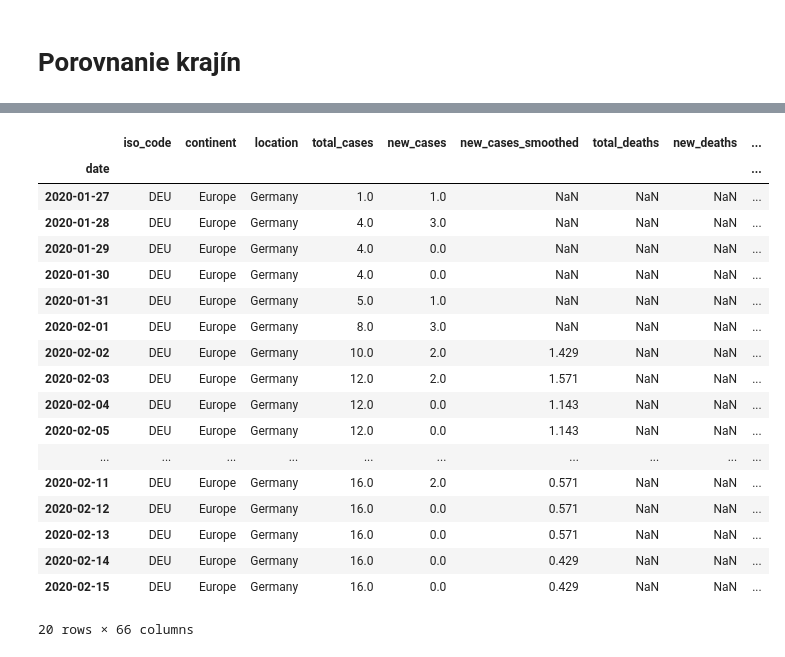
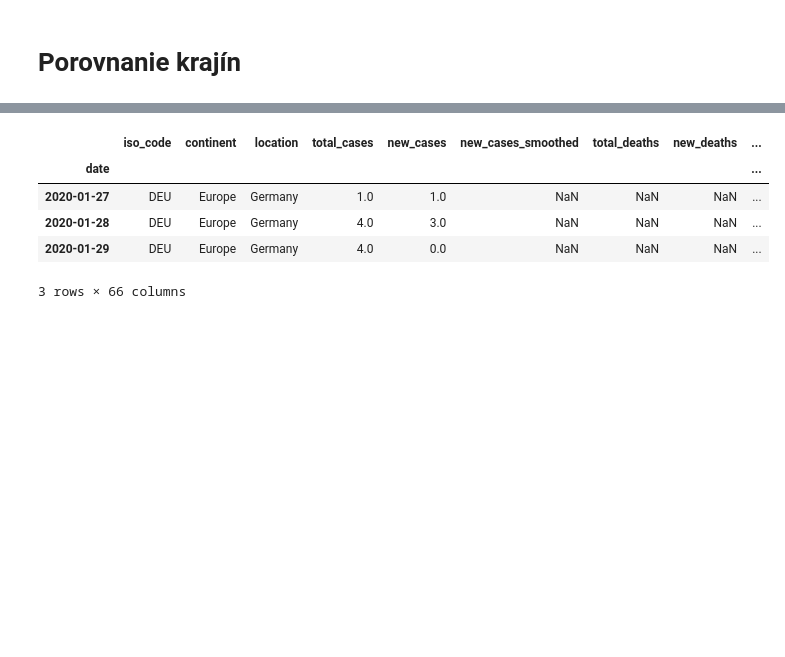
Before and after one commit to eduardgruy/dp-covid-analyza, a Jupyter notebook: 3_1_slovakia_vs_others.ipynb, the cells around one changed output, grey strips where cells are left out. Drawn from its saved outputs; the diff is of its cells as text; code cells hidden in the pictures; blank space fills up the shorter version.

```diff
--- a/3_1_slovakia_vs_others.ipynb
+++ b/3_1_slovakia_vs_others.ipynb
@@ -52,8 +52,10 @@ Column(id='5057', ...)
 # %% [markdown]
 # Porovnanie krajín
 # %%
-data = (pd.read_csv("https://raw.githubusercontent.com/owid/covid-19-data/master/public/data/owid-covid-data.csv",parse_dates=['date'])
-            .set_index('date'))
+data = (pd.read_csv("https://raw.githubusercontent.com/owid/covid-19-data/master/public/data/owid-covid-data.csv", parse_dates=['date'])
+        .loc[
+    lambda df: ~df["iso_code"].str.contains("_")
+].set_index('date'))
 # %%
 plt.figure()
 plt.rcParams.update({'font.size': 22}) # must set in top
@@ -63,22 +65,9 @@ plt.rcParams.update({'figure.figsize': (24,10)}) # must set in top
 # %%
-data[data['iso_code'] == "DEU"].head(10)
+data[data['iso_code'] == "DEU"].head(3)
 # %% [output]
 |  | iso_code | continent | location | total_cases | new_cases | new_cases_smoothed | total_deaths | new_deaths | ... |
 | date |  |  |  |  |  |  |  |  | ... |
 | 2020-01-27 | DEU | Europe | Germany | 1.0 | 1.0 | NaN | NaN | NaN | ... |
 | 2020-01-28 | DEU | Europe | Germany | 4.0 | 3.0 | NaN | NaN | NaN | ... |
 | 2020-01-29 | DEU | Europe | Germany | 4.0 | 0.0 | NaN | NaN | NaN | ... |
-| 2020-01-30 | DEU | Europe | Germany | 4.0 | 0.0 | NaN | NaN | NaN | ... |
-| 2020-01-31 | DEU | Europe | Germany | 5.0 | 1.0 | NaN | NaN | NaN | ... |
-| 2020-02-01 | DEU | Europe | Germany | 8.0 | 3.0 | NaN | NaN | NaN | ... |
-| 2020-02-02 | DEU | Europe | Germany | 10.0 | 2.0 | 1.429 | NaN | NaN | ... |
-| 2020-02-03 | DEU | Europe | Germany | 12.0 | 2.0 | 1.571 | NaN | NaN | ... |
-| 2020-02-04 | DEU | Europe | Germany | 12.0 | 0.0 | 1.143 | NaN | NaN | ... |
-| 2020-02-05 | DEU | Europe | Germany | 12.0 | 0.0 | 1.143 | NaN | NaN | ... |
-| ... | ... | ... | ... | ... | ... | ... | ... | ... | ... |
-| 2020-02-11 | DEU | Europe | Germany | 16.0 | 2.0 | 0.571 | NaN | NaN | ... |
-| 2020-02-12 | DEU | Europe | Germany | 16.0 | 0.0 | 0.571 | NaN | NaN | ... |
-| 2020-02-13 | DEU | Europe | Germany | 16.0 | 0.0 | 0.571 | NaN | NaN | ... |
-| 2020-02-14 | DEU | Europe | Germany | 16.0 | 0.0 | 0.429 | NaN | NaN | ... |
-| 2020-02-15 | DEU | Europe | Germany | 16.0 | 0.0 | 0.429 | NaN | NaN | ... |
-20 rows × 66 columns
+3 rows × 66 columns
```
Also changed, not shown: parts of 15 cells of this notebook, 6 other files.
